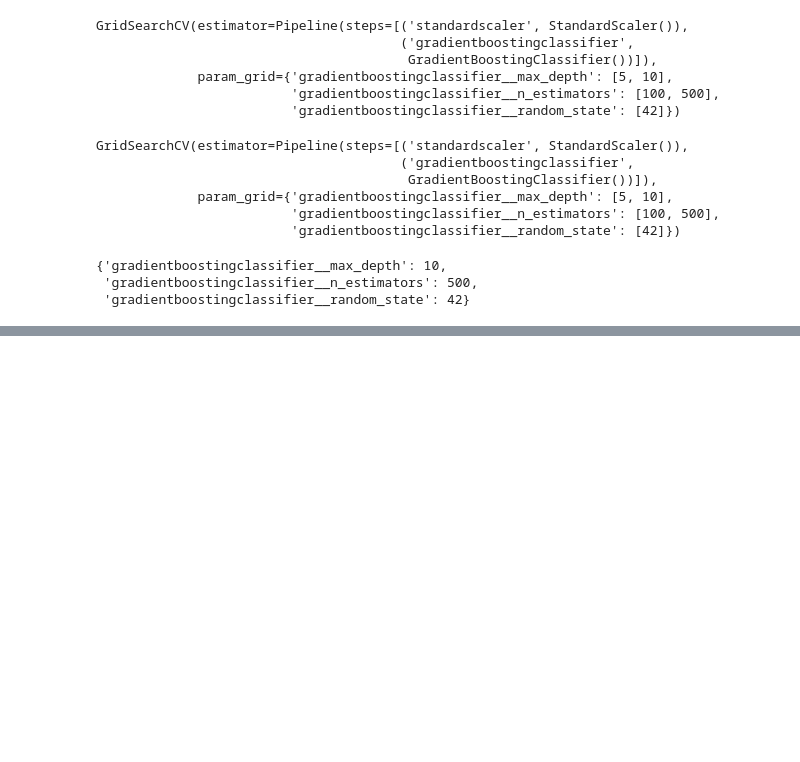
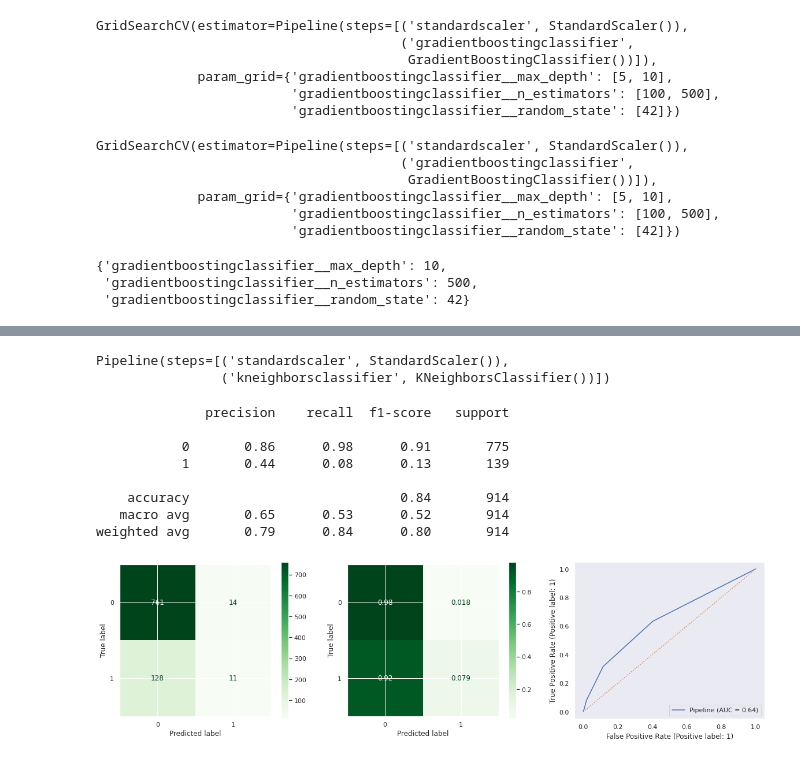
Before and after one commit to maryawamaitha/ML-Project-2, a Jupyter notebook: Copy_of_HeartDiseaseLogistic_Regression.ipynb, the cells around one changed output, grey strips where cells are left out. Cells and saved outputs as stored; diff of their text form; code cells hidden in the pictures; blank space fills up the shorter version.

```diff
--- a/Copy_of_HeartDiseaseLogistic_Regression.ipynb
+++ b/Copy_of_HeartDiseaseLogistic_Regression.ipynb
@@ -467,0 +500,19 @@ weighted avg       0.81      0.85      0.81       914
+# %%
+knn = KNeighborsClassifier()
+knn_pipe = make_pipeline(scaler, knn)
+knn_pipe.fit(X_train, y_train)
+# %% [output]
+Pipeline(steps=[('standardscaler', StandardScaler()),
+                ('kneighborsclassifier', KNeighborsClassifier())])
+# %%
+evaluate_classification(knn_pipe, X_test, y_test)
+# %% [output]
+              precision    recall  f1-score   support
+
+           0       0.86      0.98      0.91       775
+           1       0.44      0.08      0.13       139
+
+    accuracy                           0.84       914
+   macro avg       0.65      0.53      0.52       914
+weighted avg       0.79      0.84      0.80       914
+[figure, added]
```
Also changed, not shown: parts of 35 cells of this notebook.
